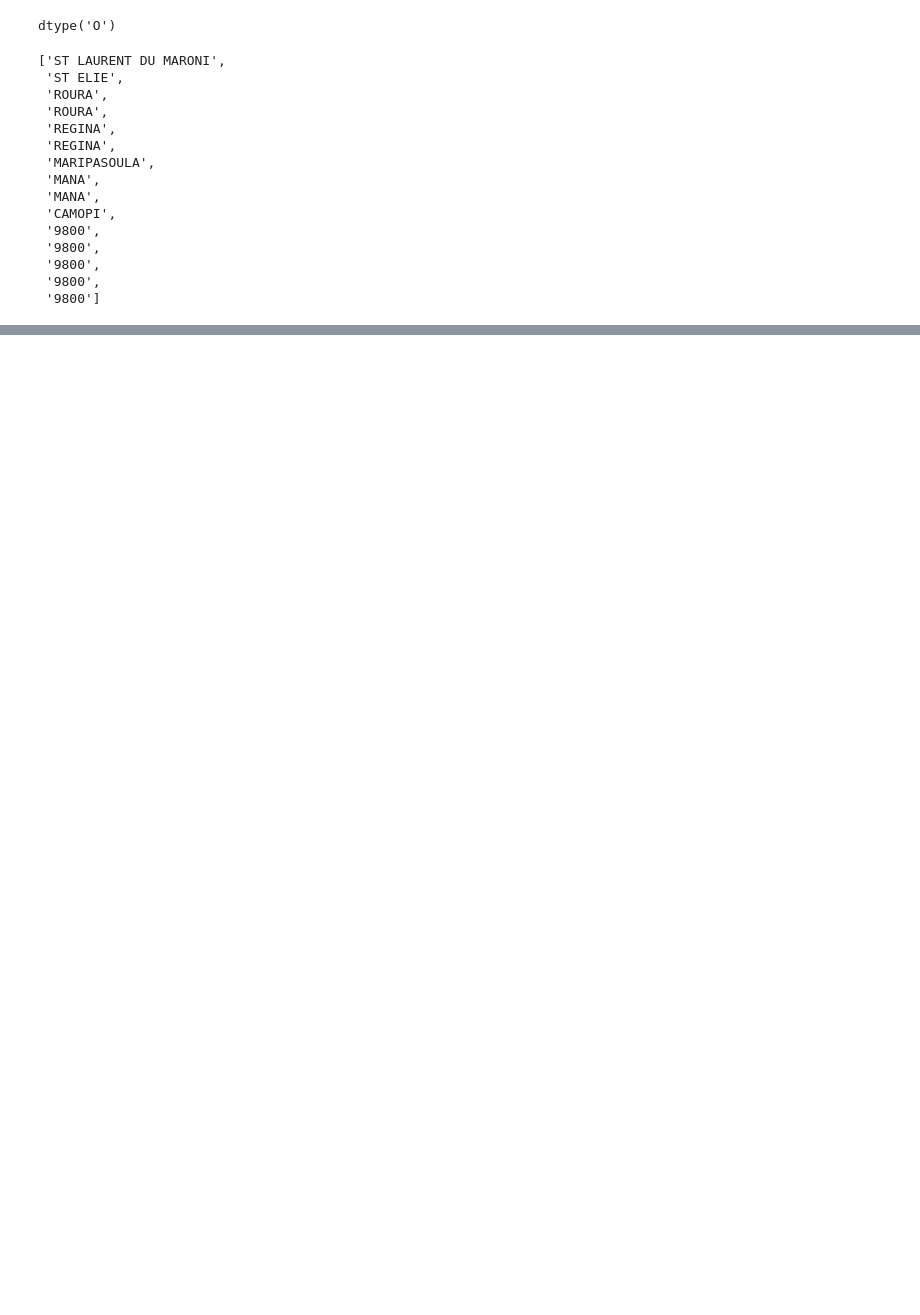
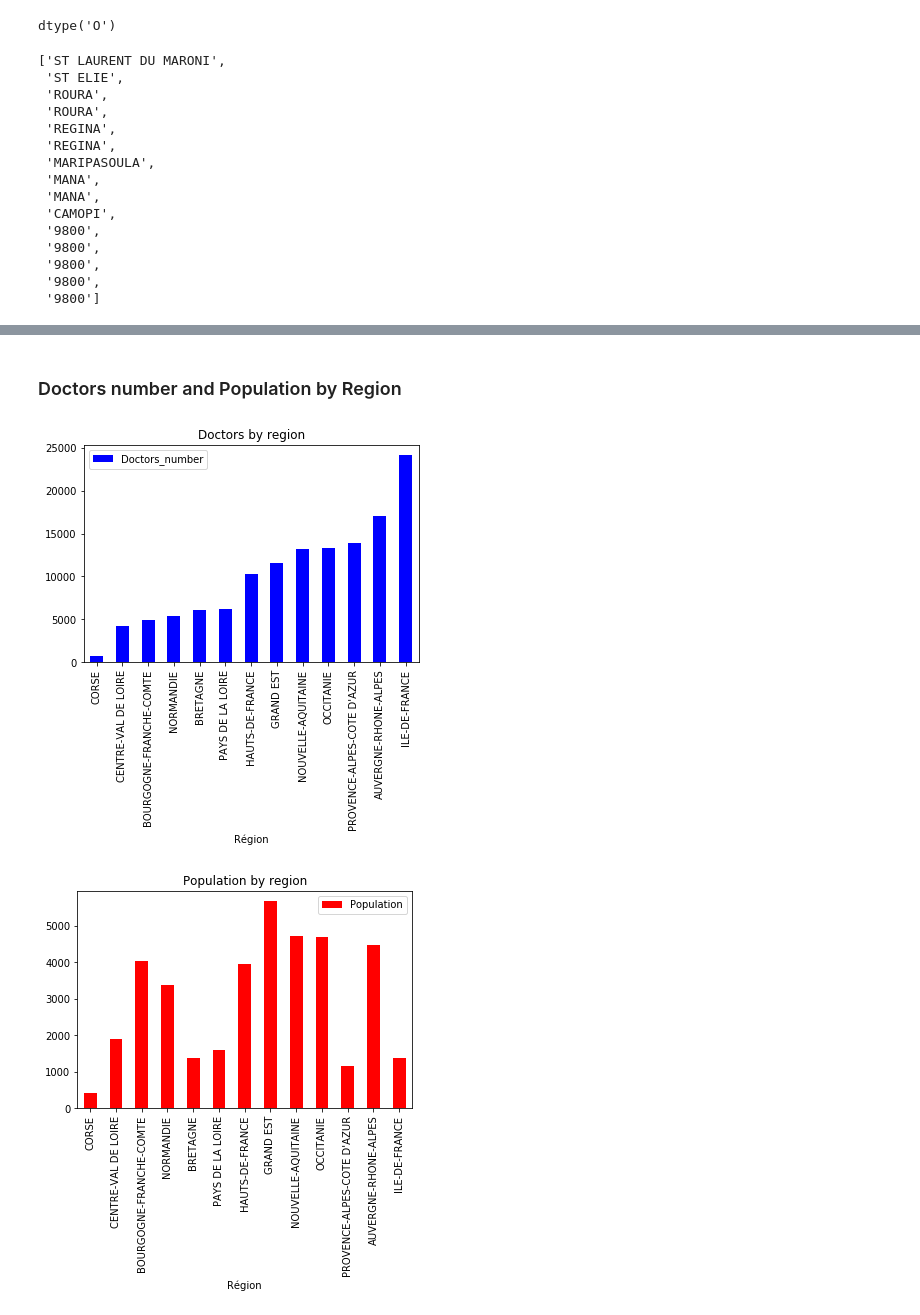
Before and after one commit to DianeDrl/Capstone-Project-1, a Jupyter notebook: Capstone Project 1.ipynb, the cells around one changed output, grey strips where cells are left out. Saved outputs shown, nothing was run; the diff lists cells and outputs as text; code cells hidden in the pictures; blank space fills up the shorter version.

```diff
--- a/Capstone Project 1.ipynb
+++ b/Capstone Project 1.ipynb
@@ -154,0 +308,23 @@ memory usage: 56.6+ MB
+# %% [markdown]
+### Doctors number and Population by Region
+# %%
+# Groupby the number of doctors by region
+Doctors_number_by_region=Healthcares.groupby('Région')[['Code profession']].count()
+Doctors_number_by_region.columns=['Doctors_number']
+# Groupby the population by region
+Population_by_region=Municipalities.groupby('NOM_REG')[['POPULATION']].count()
+Population_by_region.columns=['Population']
+#print(Population_by_region)
+# Merge both datasets
+Population_Doctors_by_region=Doctors_number_by_region.join(Population_by_region)
+Population_Doctors_by_region=Population_Doctors_by_region.sort_values('Doctors_number')
+# print(Population_Doctors_by_region)
+Population_Doctors_by_region.plot(y='Doctors_number',kind='bar',color='b')
+plt.title('Doctors by region')
+plt.show()
+Population_Doctors_by_region.plot(y='Population',kind='bar',color='r')
+plt.title('Population by region')
+plt.show()
+# %% [output]
+[figure, added]
+[figure, added]
```
Also changed, not shown: parts of 28 cells of this notebook.
